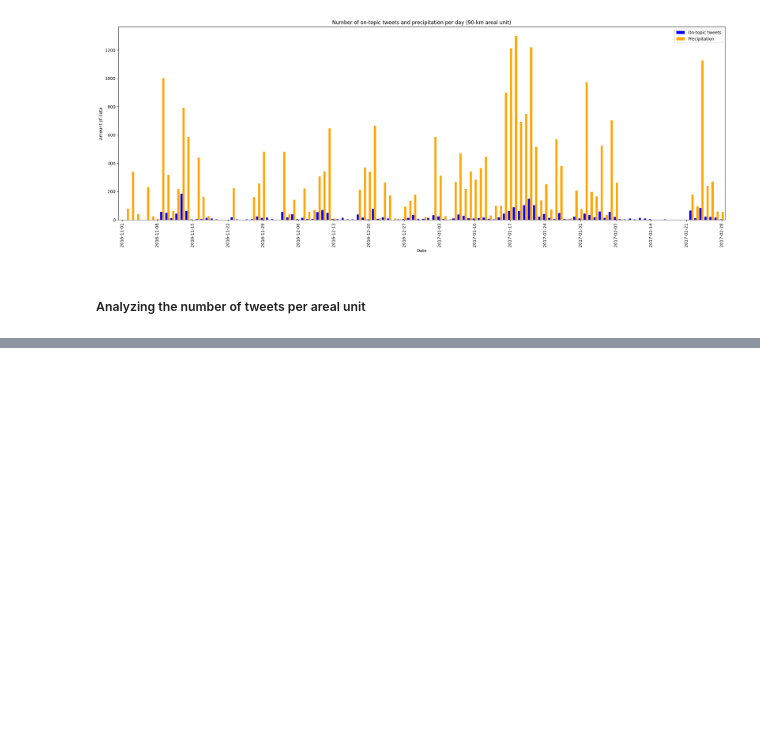
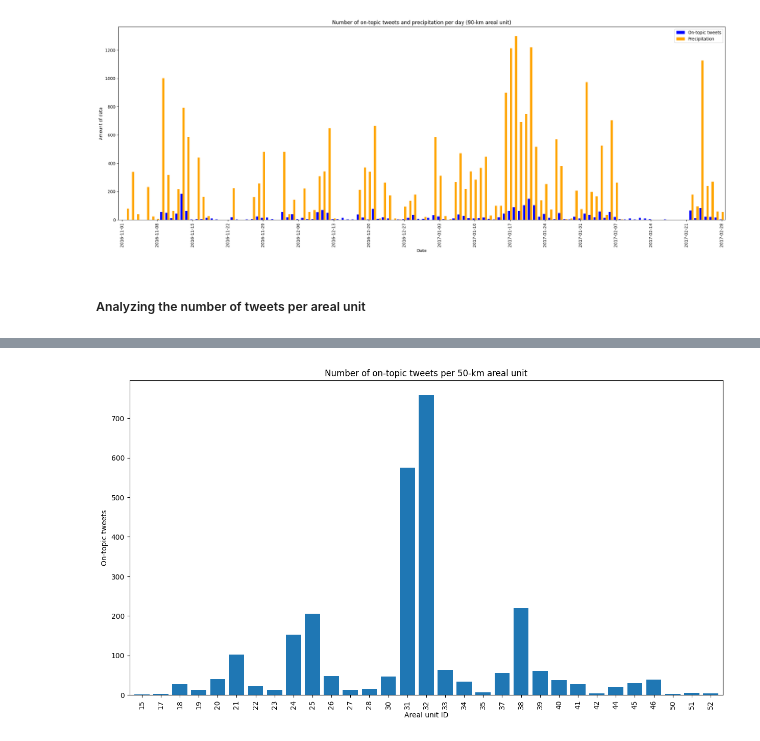
Before and after one commit to liviadegrossi/MBA-Monograph, a Jupyter notebook: data-exploration.ipynb, the cells around one changed output, grey strips where cells are left out. Drawn from its saved outputs; the diff is of its cells as text; code cells hidden in the pictures; blank space fills up the shorter version.

```diff
--- a/data-exploration.ipynb
+++ b/data-exploration.ipynb
@@ -926,0 +978,7 @@ ax.savefig('./images/number_of_on_topic_tweets_per_day_per_areal_unit_30km.png',
+# %%
+# Calculate the number of tweets for each 50-km areal unit during the study period
+on_topic_tweets_areal_unit_50km = on_topic_tweets_sp.groupby('areal_units_50km')['related'].size().reset_index(name='total_tweets')
+
+# Convert the 'areal_units_50km' column to int64 type
+on_topic_tweets_areal_unit_50km['areal_units_50km'] = on_topic_tweets_areal_unit_50km['areal_units_50km'].astype('int64')
+on_topic_tweets_areal_unit_50km.head()
@@ -926,0 +992,17 @@ ax.savefig('./images/number_of_on_topic_tweets_per_day_per_areal_unit_30km.png',
+# %%
+# Plot the number of on-topic tweets for each 50-km areal unit
+ax_on_topic_tweets_areal_unit_50km = on_topic_tweets_areal_unit_50km.plot.bar(
+    x='areal_units_50km',
+    y='total_tweets',
+    width=0.8,
+    figsize=(15, 8),
+    xlabel='Areal unit ID',
+    ylabel='On-topic tweets',
+    title='Number of on-topic tweets per 50-km areal unit',
+    legend=False
+)
+
+plt.savefig("./images/number-of-on-topic-tweets-per-50km-areal-unit.png")
+plt.show()
+# %% [output]
+[figure, added]
```
Also changed, not shown: parts of 33 cells of this notebook.
